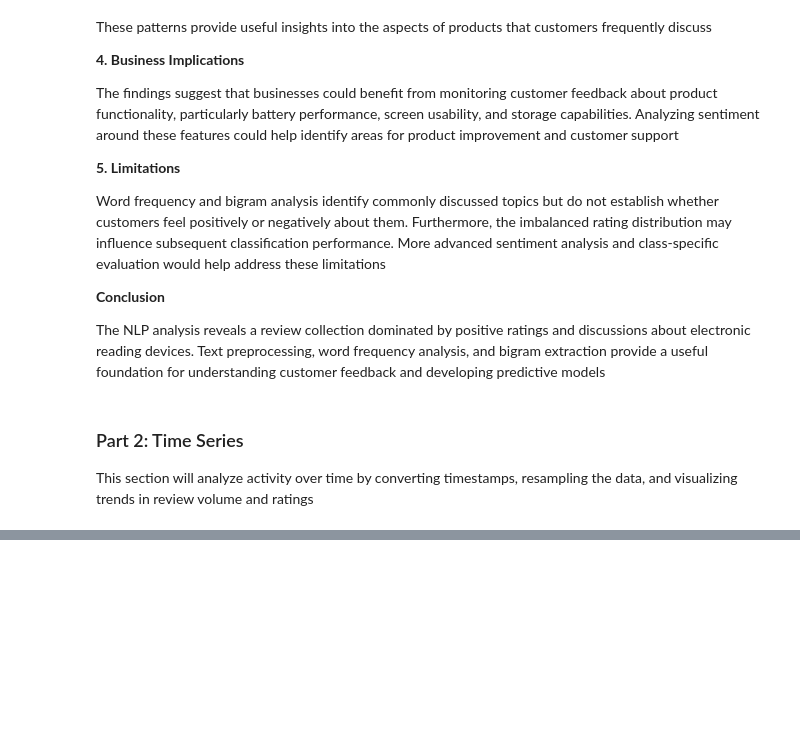
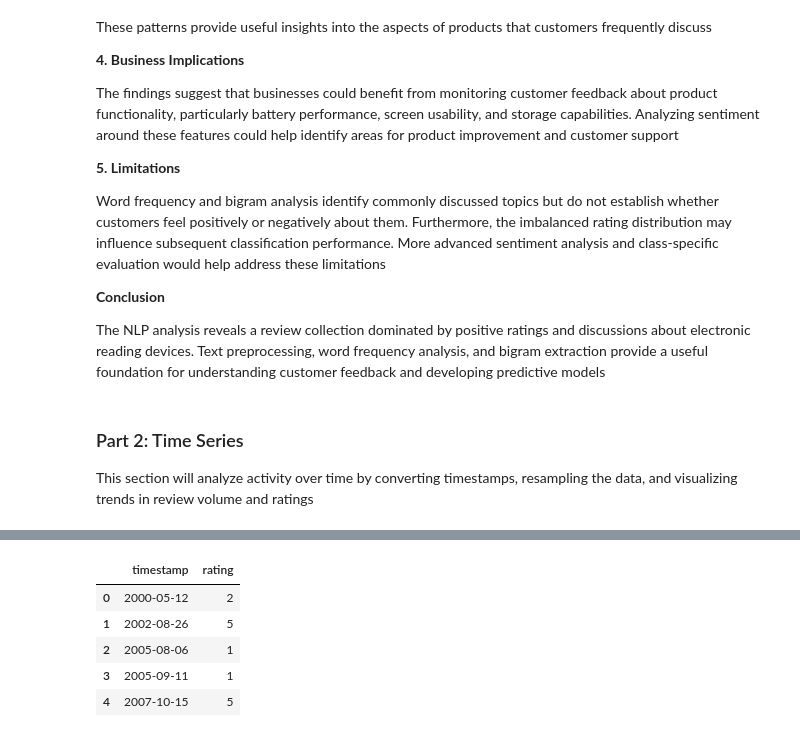
Before and after one commit to ngunjirikevin/analytics-firm-client-projects, a Jupyter notebook: analytics_firm_clients.ipynb, the cells around one changed output, grey strips where cells are left out. Cells and saved outputs as stored; diff of their text form; code cells hidden in the pictures; blank space fills up the shorter version.

```diff
--- a/analytics_firm_clients.ipynb
+++ b/analytics_firm_clients.ipynb
@@ -483,7 +483,7 @@ This section will analyze activity over time by converting timestamps, resamplin
 # 2.1. Time Series Analysis
 
 # 1. Load the dataset
-df_ts = pd.read_csv('amazon_reviews_lab.csv')
+df_ts = pd.read_csv('data/amazon_reviews_lab.csv')
 
 # 2.2. Date and Time Preprocessing
 
@@ -511,3 +511,4 @@ print("Latest Review:", df_ts['timestamp'].max())
 
 # 6. Preview timestamps and ratings
 display(df_ts[['timestamp', 'rating']].head())
+# %% [output]
@@ -513,0 +518,6 @@ display(df_ts[['timestamp', 'rating']].head())
+|  | timestamp | rating |
+| 0 | 2000-05-12 | 2 |
+| 1 | 2002-08-26 | 5 |
+| 2 | 2005-08-06 | 1 |
+| 3 | 2005-09-11 | 1 |
+| 4 | 2007-10-15 | 5 |
```
Also changed, not shown: parts of 2 cells of this notebook.
